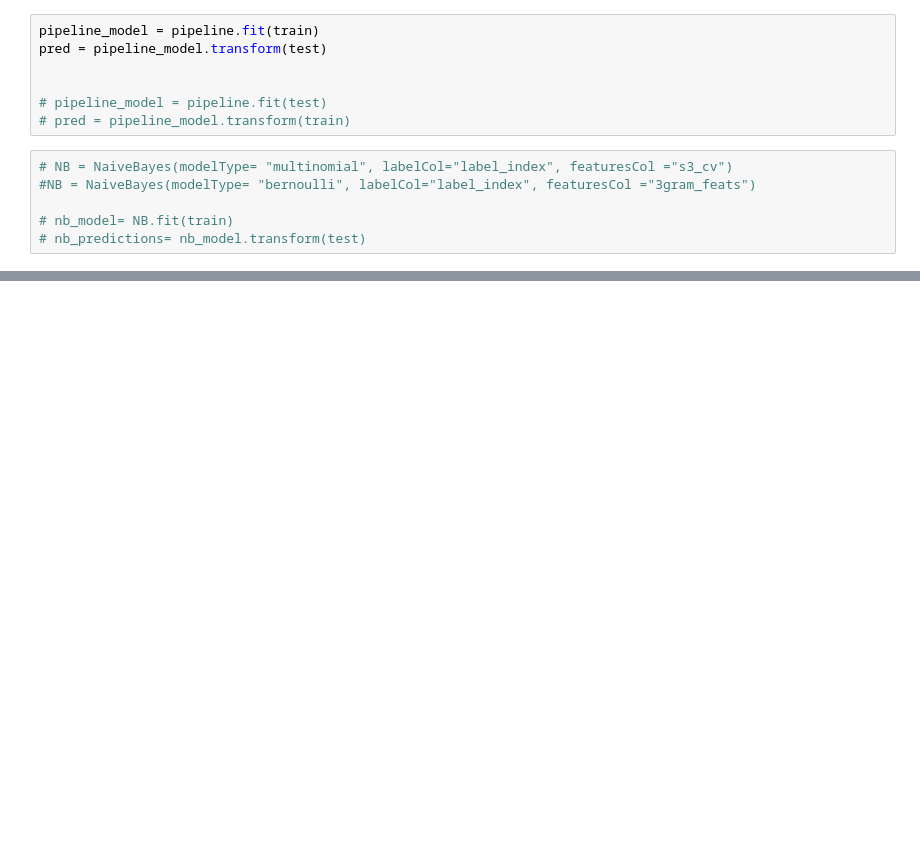
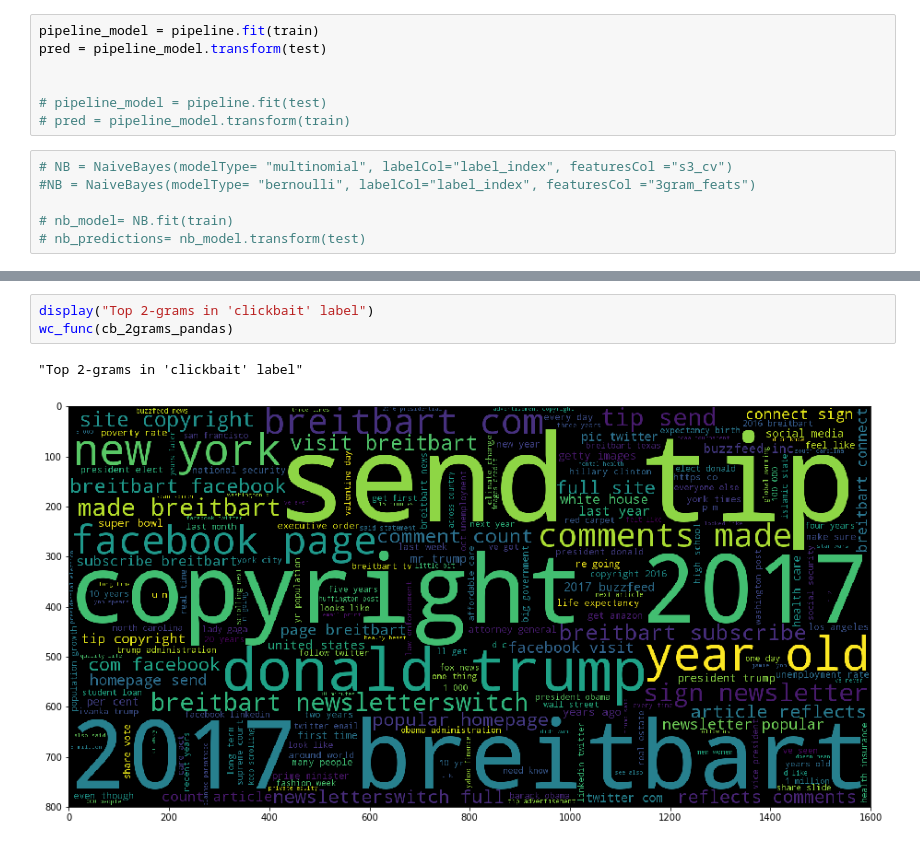
Before and after one commit to Emzilla-01/clickbait, a Jupyter notebook: Clickbait_main.ipynb, the cells around one changed output, grey strips where cells are left out. Drawn from its saved outputs; the diff is of its cells as text; blank space fills up the shorter version.

```diff
--- a/Clickbait_main.ipynb
+++ b/Clickbait_main.ipynb
@@ -843,0 +936,6 @@ prediction = model.transform(test)
+# %%
+display("Top 2-grams in 'clickbait' label")
+wc_func(cb_2grams_pandas)
+# %% [output]
+"Top 2-grams in 'clickbait' label"
+[figure, added]
```
Also changed, not shown: parts of 53 cells of this notebook.
